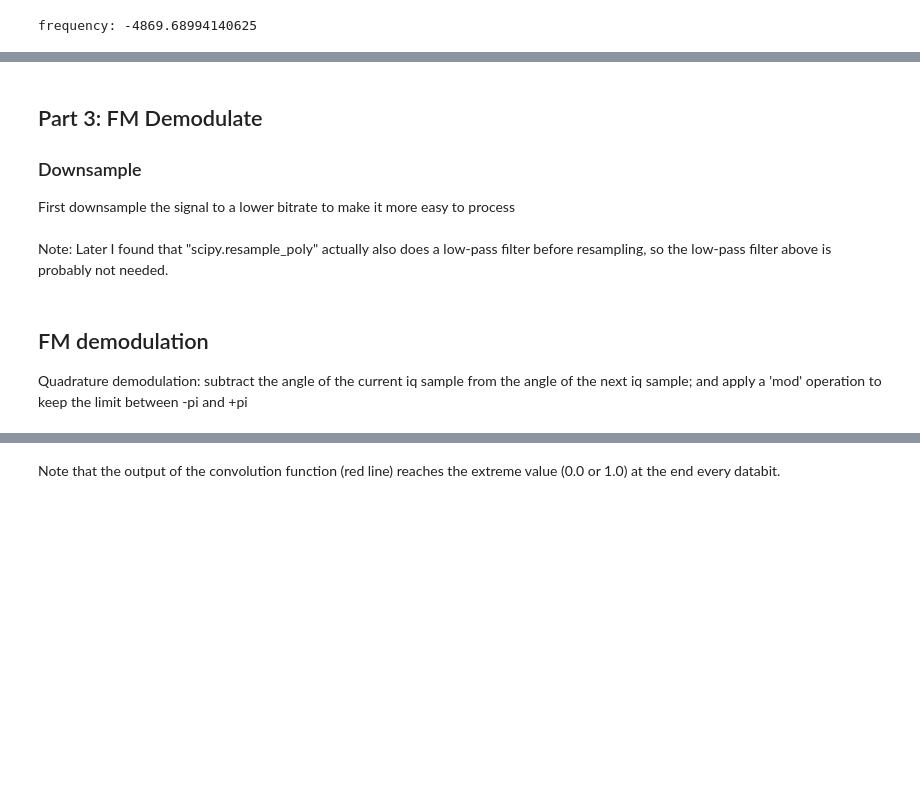
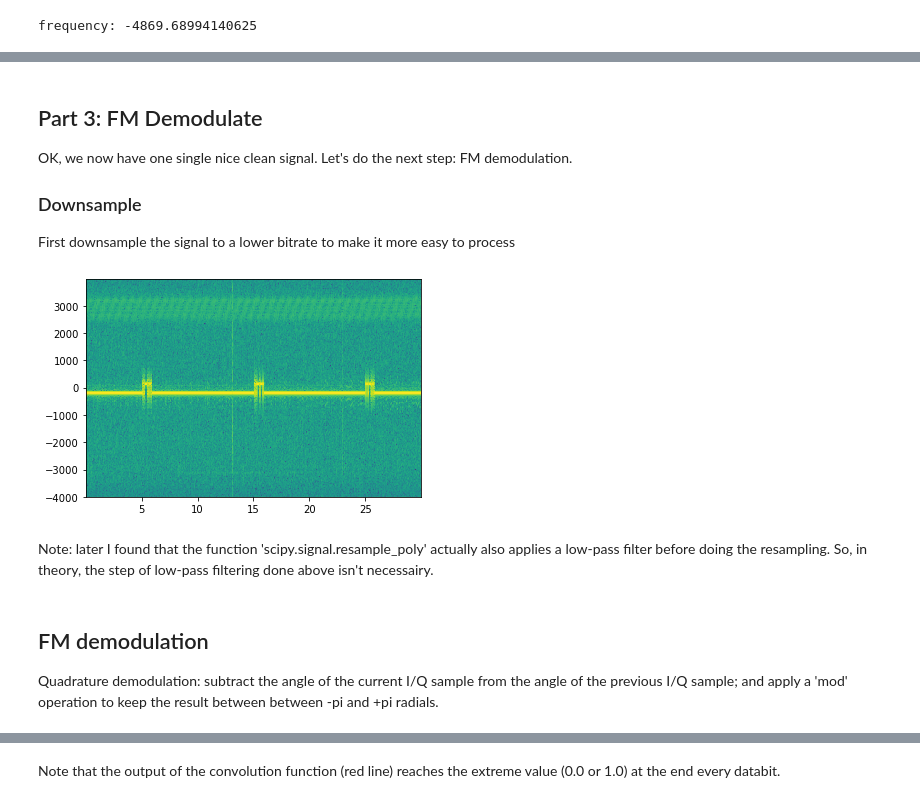
Before and after one commit to on1arf/sdr-python, a Jupyter notebook: efr_teleswitch.ipynb, the cells around one changed output, grey strips where cells are left out. Cells and saved outputs as stored; diff of their text form; code cells hidden in the pictures; blank space fills up the shorter version.

```diff
--- a/efr_teleswitch.ipynb
+++ b/efr_teleswitch.ipynb
@@ -102,22 +108,27 @@ plt.show()
 # %% [markdown]
 ## Part 3: FM Demodulate
 
+OK, we now have one single nice clean signal. Let's do the next step: FM demodulation.
+
 ### Downsample
 First downsample the signal to a lower bitrate to make it more easy to process<br>
-<br>
-Note: Later I found that "scipy.resample_poly" actually also does a low-pass filter before resampling, so the low-pass filter above is probably not needed.
 # %%
 # downsample to lower sampling-rate (1/6: 48000 -> 8000)
 
 ddownsamp=scipy.signal.resample_poly(dfiltered,1,6)
+samp_rate_low=samp_rate / 6 # new samplerate is 8000 samples / second
 
 # let's look at the result
 ax = plt.axes()
 ax.specgram(ddownsamp, Fs=8000, scale='dB')
 plt.show()
+# %% [output]
+[figure, added]
+# %% [markdown]
+Note: later I found that the function 'scipy.signal.resample_poly' actually also applies a low-pass filter before doing the resampling. So, in theory, the step of low-pass filtering done above isn't necessairy.
 # %% [markdown]
 ## FM demodulation
-Quadrature demodulation: subtract the angle of the current iq sample from the angle of the next iq sample; and apply a 'mod' operation to keep the limit between -pi and +pi
+Quadrature demodulation: subtract the angle of the current I/Q sample from the angle of the previous I/Q sample; and apply a 'mod' operation to keep the result between between -pi and +pi radials.
 # %%
 # fm demod
 a1=np.angle(ddownsamp[1:])
```
Also changed, not shown: parts of 29 cells of this notebook.
